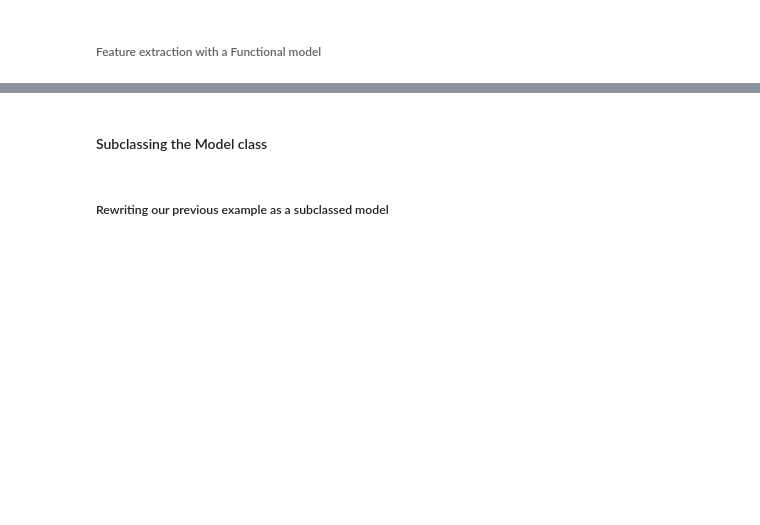
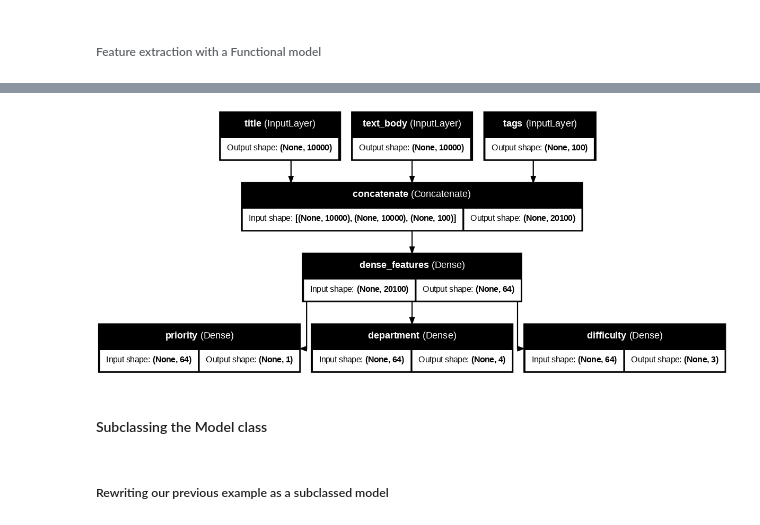
Before and after one commit to MinyaevAndrey/fchollet-deep-learning-with-python-notebooks, a Jupyter notebook: chapter07_deep-dive-keras.ipynb, the cells around one changed output, grey strips where cells are left out. Cells and saved outputs as stored; diff of their text form; code cells hidden in the pictures; blank space fills up the shorter version.

```diff
--- a/chapter07_deep-dive-keras.ipynb
+++ b/chapter07_deep-dive-keras.ipynb
@@ -226,17 +254,22 @@ model.layers[3].output
 # %%
+# берется выход уже обученной модели и создается новая модель,
+# в которой часть параметров уже подобрана, корме нового слоя
 features = model.layers[4].output
-difficulty = layers.Dense(3, activation="softmax", name="difficulty")(features)
+difficulty = Dense(3, activation="softmax", name="difficulty")(features)
 
-new_model = keras.Model(
+new_model = Model(
     inputs=[title, text_body, tags], outputs=[priority, department, difficulty]
 )
 # %%
-keras.utils.plot_model(
+plot_model(
     new_model,
     "updated_ticket_classifier.png",
     show_shapes=True,
     show_layer_names=True,
+    dpi=80
 )
+# %% [output]
+[figure, added]
 # %% [markdown]
 #### Subclassing the Model class
 # %% [markdown]
```
Also changed, not shown: parts of 7 cells of this notebook.
